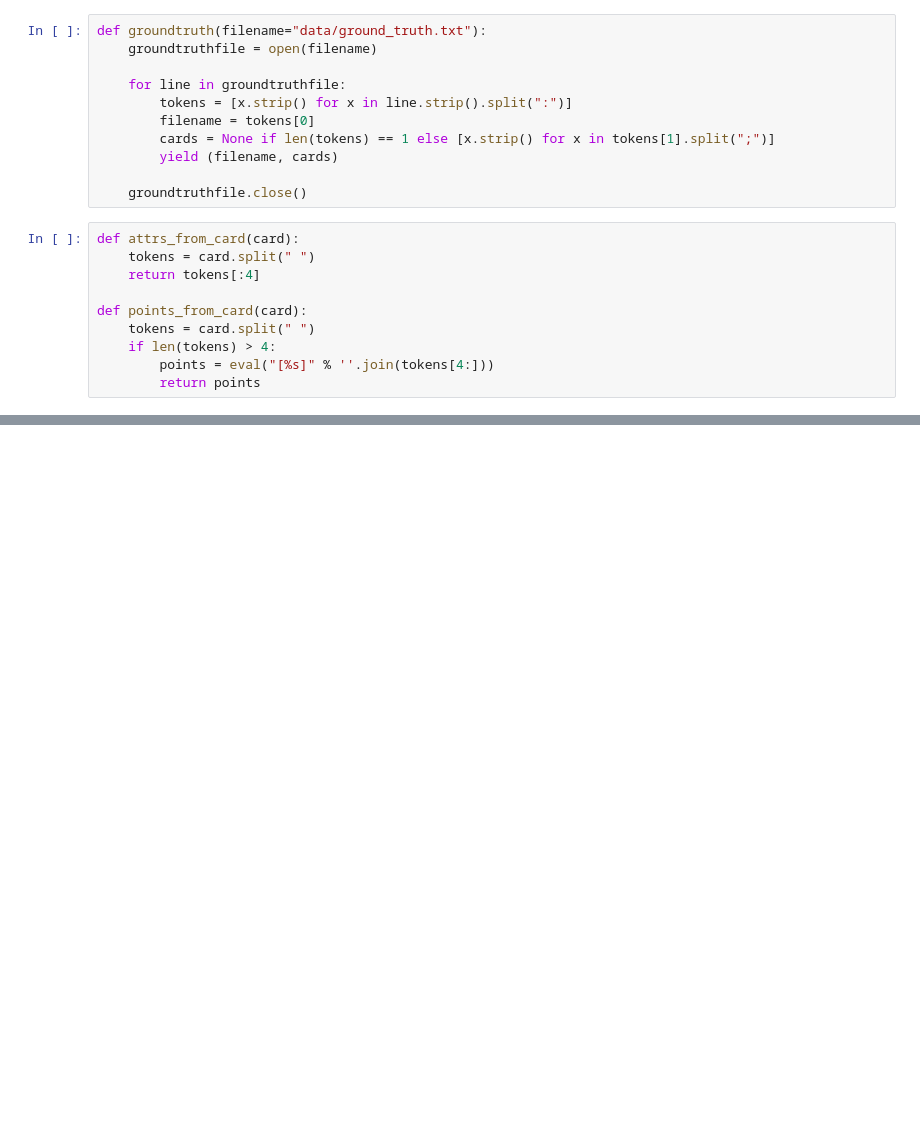
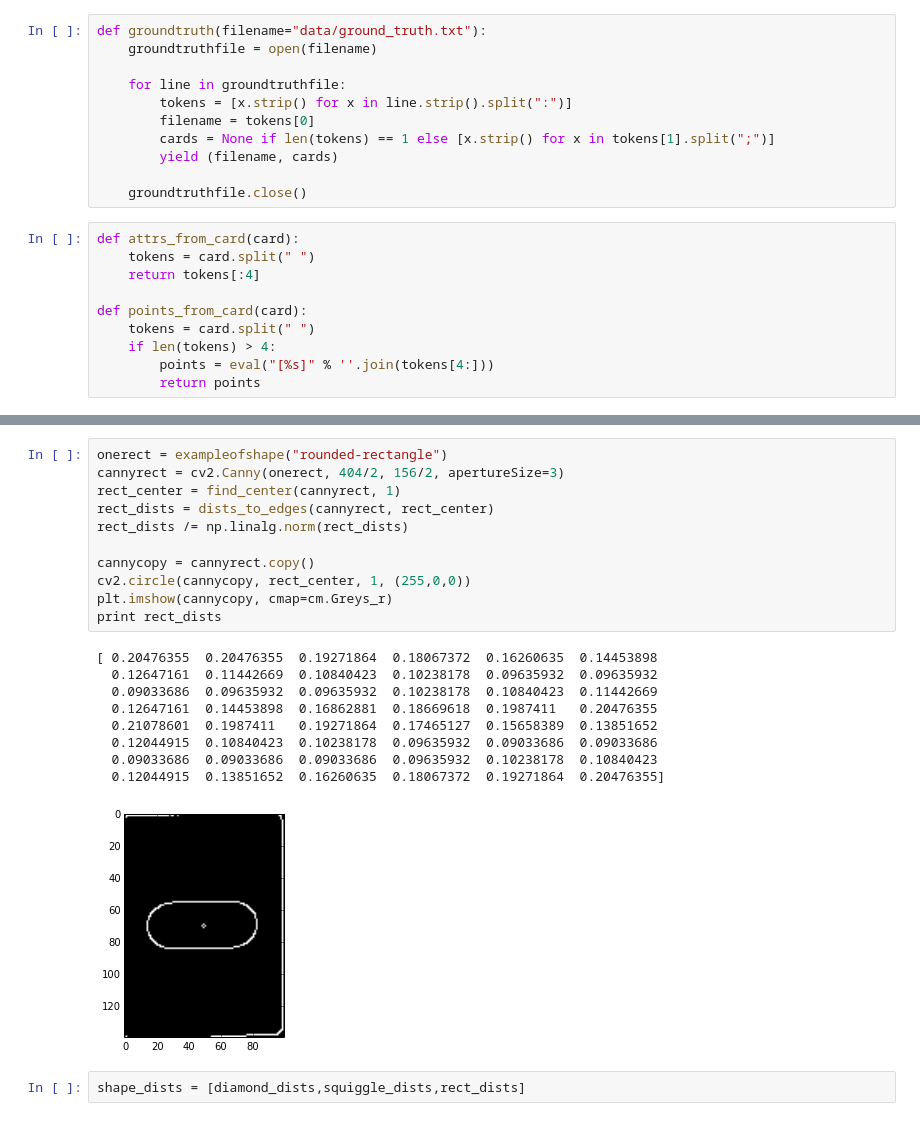
Before and after one commit to dbieber/setfinder, a Jupyter notebook: features.ipynb, the cells around one changed output, grey strips where cells are left out. Saved outputs shown, nothing was run; the diff lists cells and outputs as text; blank space fills up the shorter version.

```diff
--- a/features.ipynb
+++ b/features.ipynb
@@ -76,0 +436,23 @@ KeyboardInterrupt:
+# %%
+onerect = exampleofshape("rounded-rectangle")
+cannyrect = cv2.Canny(onerect, 404/2, 156/2, apertureSize=3)
+rect_center = find_center(cannyrect, 1)
+rect_dists = dists_to_edges(cannyrect, rect_center)
+rect_dists /= np.linalg.norm(rect_dists)
+
+cannycopy = cannyrect.copy()
+cv2.circle(cannycopy, rect_center, 1, (255,0,0))
+plt.imshow(cannycopy, cmap=cm.Greys_r)
+print rect_dists
+# %% [output]
+[ 0.20476355  0.20476355  0.19271864  0.18067372  0.16260635  0.14453898
+  0.12647161  0.11442669  0.10840423  0.10238178  0.09635932  0.09635932
+  0.09033686  0.09635932  0.09635932  0.10238178  0.10840423  0.11442669
+  0.12647161  0.14453898  0.16862881  0.18669618  0.1987411   0.20476355
+  0.21078601  0.1987411   0.19271864  0.17465127  0.15658389  0.13851652
+  0.12044915  0.10840423  0.10238178  0.09635932  0.09033686  0.09033686
+  0.09033686  0.09033686  0.09033686  0.09635932  0.10238178  0.10840423
+  0.12044915  0.13851652  0.16260635  0.18067372  0.19271864  0.20476355]
+[figure, added]
+# %%
+shape_dists = [diamond_dists,squiggle_dists,rect_dists]
```
Also changed, not shown: parts of 35 cells of this notebook, 3 other files.
